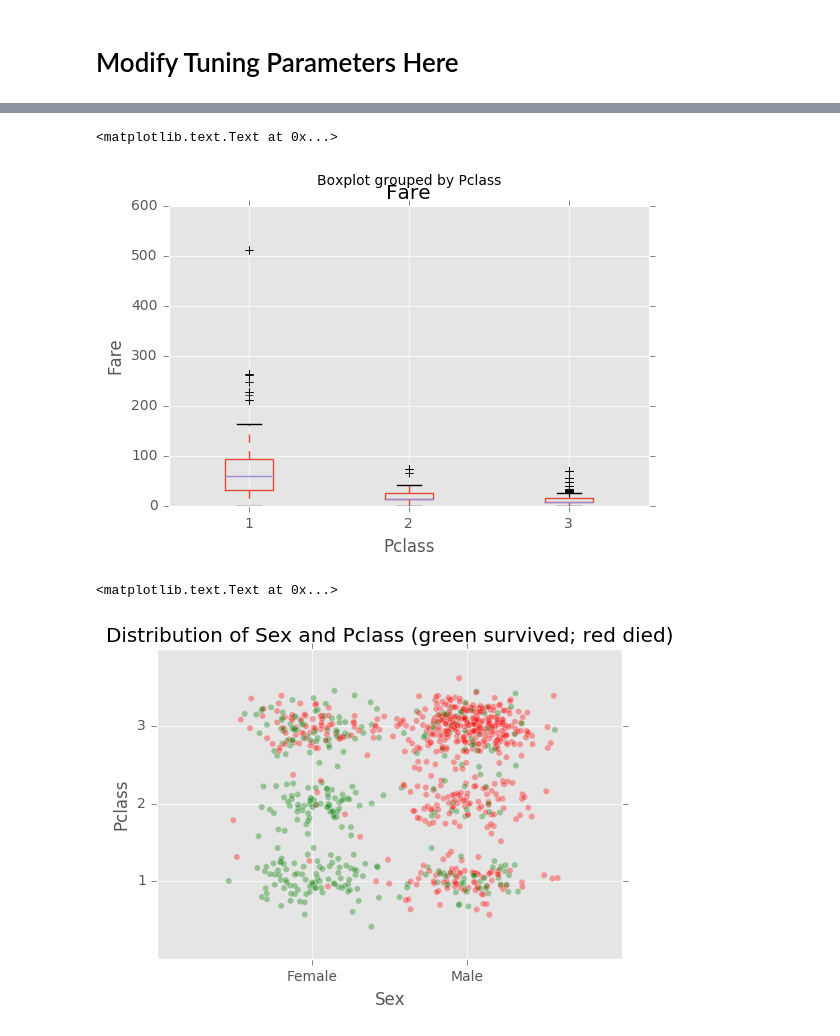
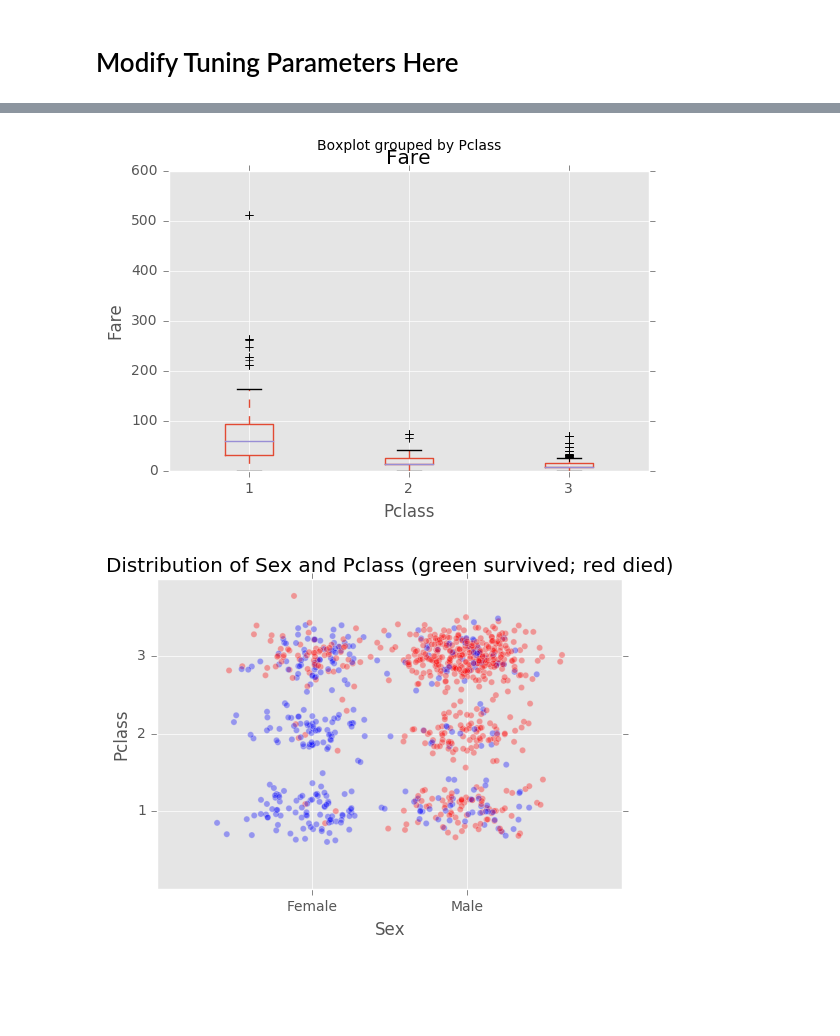
Before and after one commit to ivandir/GuildDemos, a Jupyter notebook: titanic.ipynb, the cells around one changed output, grey strips where cells are left out. Drawn from its saved outputs; the diff is of its cells as text; code cells hidden in the pictures; blank space fills up the shorter version.

```diff
--- a/titanic.ipynb
+++ b/titanic.ipynb
@@ -2,7 +2,8 @@
 import pandas
 
 df = pandas.read_csv('data/Titanic/titanic-train.csv', na_filter=True,
-                     converters = { 'Embarked': lambda s: s if s != '' else 'Unknown' })
+                     converters = { 'Embarked': lambda s: s
+                                   if s != '' else 'Unknown' })
 df.head(5)
 # %% [output]
 |  | PassengerId | Survived | Pclass | Name | Sex | Age | SibSp | Parch | Ticket | Fare | ... |
@@ -14,20 +21,16 @@ df.head(5)
 # %%
-import sklearn
-import sklearn.preprocessing
-
-sex_codec = sklearn.preprocessing.LabelEncoder()
-embarked_codec = sklearn.preprocessing.LabelBinarizer()
-imputer = sklearn.preprocessing.Imputer()
-
 embarked_codec.fit(df.Embarked)
 embarked_columns = ['embarked_' + (s if s != '' else 'unknown')
                     for s in embarked_codec.classes_]
 
-df_with_encodings = pandas.concat([df,
-                    pandas.DataFrame(sex_codec.fit_transform(df.Sex), columns = ['SexEncoded']),
-                    pandas.DataFrame(embarked_codec.transform(df.Embarked), columns=embarked_columns)],
-                   axis=1)
-df_with_encodings.head(5)
+df_with_encodings = pandas.concat([
+        df,
+        pandas.DataFrame(sex_codec.fit_transform(df.Sex),
+                         columns = ['SexEncoded']),
+        pandas.DataFrame(embarked_codec.transform(df.Embarked),
+                         columns=embarked_columns)
+    ], axis=1)
+df_with_encodings.head(4)
 # %% [output]
 |  | PassengerId | Survived | Pclass | Name | Sex | Age | SibSp | Parch | Ticket | Fare | ... |
 | 0 | 1 | 0 | 3 | Braund, Mr. Owen Harris | male | 22.0 | 1 | 0 | A/5 21171 | 7.2500 | ... |
@@ -102,27 +102,23 @@ Image(graph.create_png())
 import matplotlib.pyplot as plt
 plt.style.use('ggplot')
 df.boxplot(column='Fare', by='Pclass')
-plt.ylabel('Fare')
+plt.ylabel('Fare');
 # %% [output]
-<matplotlib.text.Text at 0x...>
 [figure]
 # %%
 import numpy
-
 def jittered(vector):
     return vector + numpy.random.normal(0.0, 0.20, len(vector))
-
 plt.scatter(jittered(df_with_encodings.SexEncoded),
             jittered(df_with_encodings.Pclass),
-            c=['green' if s == 1 else 'red' for s in df_with_encodings.Survived],
-           alpha=0.35)
+            c=['blue' if s == 1 else 'red' for s
+               in df_with_encodings.Survived], alpha=0.35)
 plt.xlabel('Sex')
 plt.xticks([0.0, 1.0], ['Female', 'Male'])
 plt.ylabel('Pclass')
 plt.yticks([1, 2, 3], ['1', '2', '3']);
-plt.title('Distribution of Sex and Pclass (green survived; red died)')
+plt.title('Distribution of Sex and Pclass (green survived; red died)');
 # %% [output]
-<matplotlib.text.Text at 0x...>
-[figure, old version]
+[figure, new version]
 # %%
 just_men = df_with_encodings[df.Sex == 'male']
```
Also changed, not shown: parts of 9 cells of this notebook, 2 other files.
